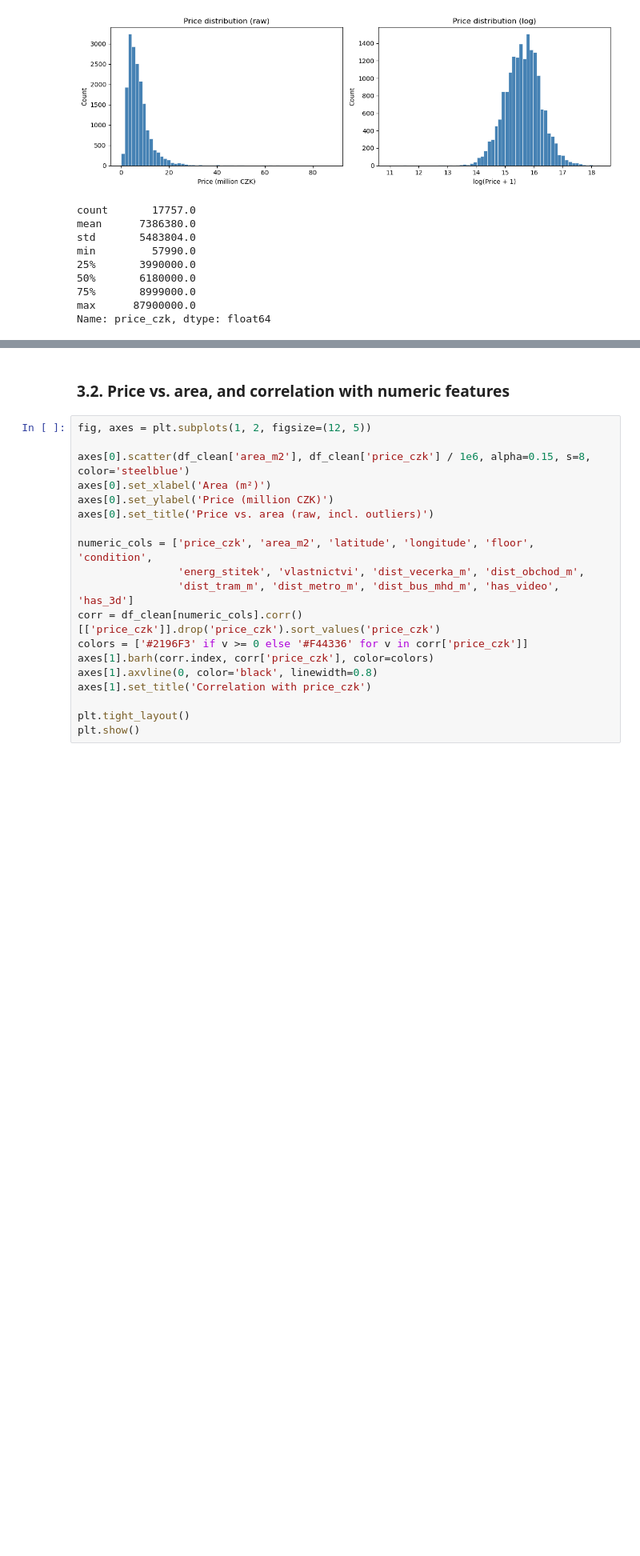
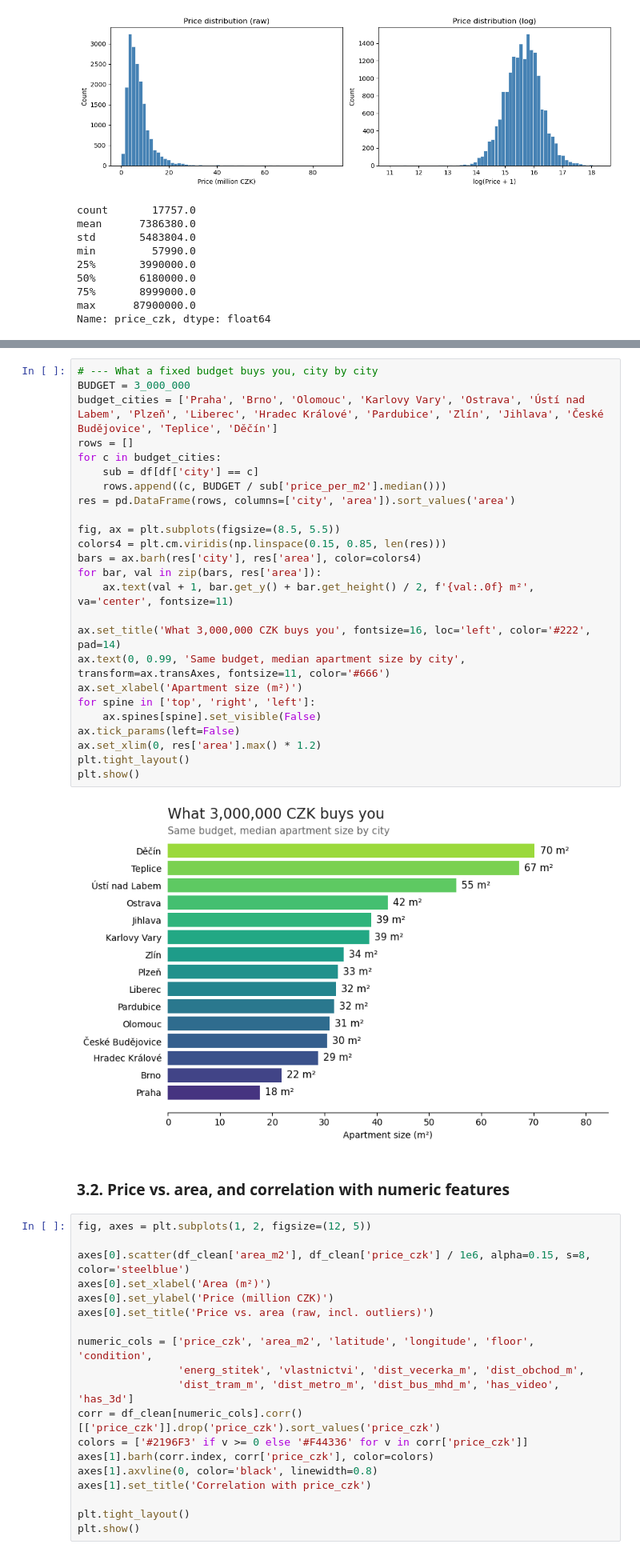
Before and after one commit to akorablov/house_price_prediction, a Jupyter notebook: house_price_cz.ipynb, the cells around one changed output, grey strips where cells are left out. Shown at 80% size. Saved outputs shown, nothing was run; the diff lists cells and outputs as text; blank space fills up the shorter version.

```diff
--- a/house_price_cz.ipynb
+++ b/house_price_cz.ipynb
@@ -250,3 +296,30 @@ Prague's median price (~10.0M CZK) is more than **3.5x** the cheapest region, Ú
+# %%
+# --- What a fixed budget buys you, city by city
+BUDGET = 3_000_000
+budget_cities = ['Praha', 'Brno', 'Olomouc', 'Karlovy Vary', 'Ostrava', 'Ústí nad Labem', 'Plzeň', 'Liberec', 'Hradec Králové', 'Pardubice', 'Zlín', 'Jihlava', 'České Budějovice', 'Teplice', 'Děčín']
+rows = []
+for c in budget_cities:
+    sub = df[df['city'] == c]
+    rows.append((c, BUDGET / sub['price_per_m2'].median()))
+res = pd.DataFrame(rows, columns=['city', 'area']).sort_values('area')
+
+fig, ax = plt.subplots(figsize=(8.5, 5.5))
+colors4 = plt.cm.viridis(np.linspace(0.15, 0.85, len(res)))
+bars = ax.barh(res['city'], res['area'], color=colors4)
+for bar, val in zip(bars, res['area']):
+    ax.text(val + 1, bar.get_y() + bar.get_height() / 2, f'{val:.0f} m²', va='center', fontsize=11)
+
+ax.set_title('What 3,000,000 CZK buys you', fontsize=16, loc='left', color='#222', pad=14)
+ax.text(0, 0.99, 'Same budget, median apartment size by city', transform=ax.transAxes, fontsize=11, color='#666')
+ax.set_xlabel('Apartment size (m²)')
+for spine in ['top', 'right', 'left']:
+    ax.spines[spine].set_visible(False)
+ax.tick_params(left=False)
+ax.set_xlim(0, res['area'].max() * 1.2)
+plt.tight_layout()
+plt.show()
+# %% [output]
+[figure, added]
 # %% [markdown]
 ### 3.2. Price vs. area, and correlation with numeric features
 # %%
```
Also changed, not shown: parts of 7 cells of this notebook, 2 other files.
